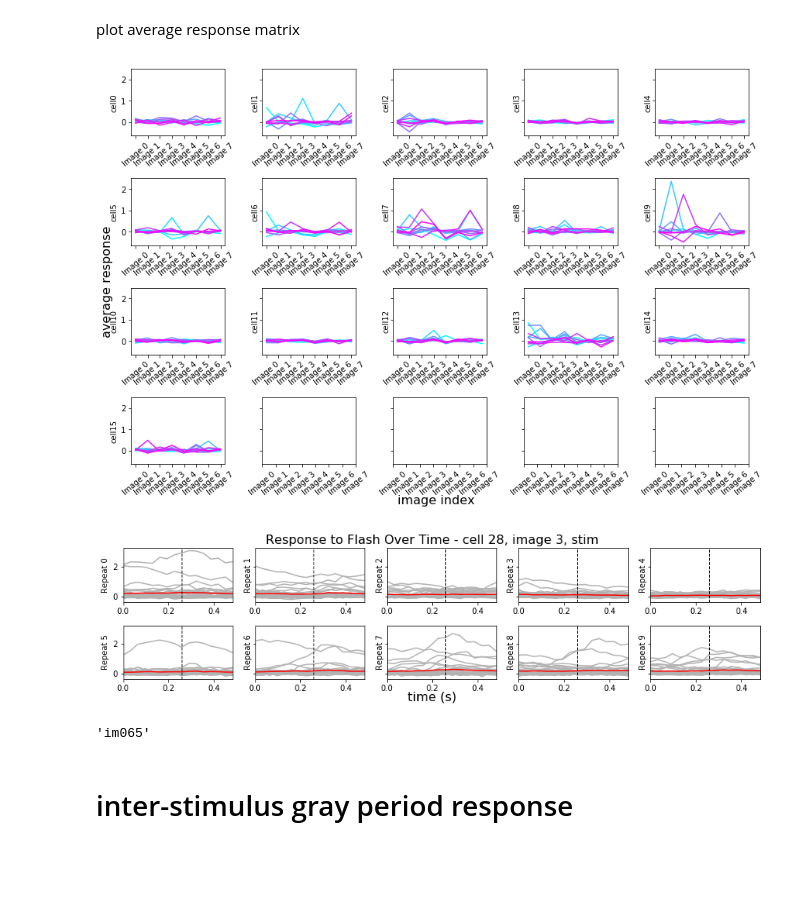
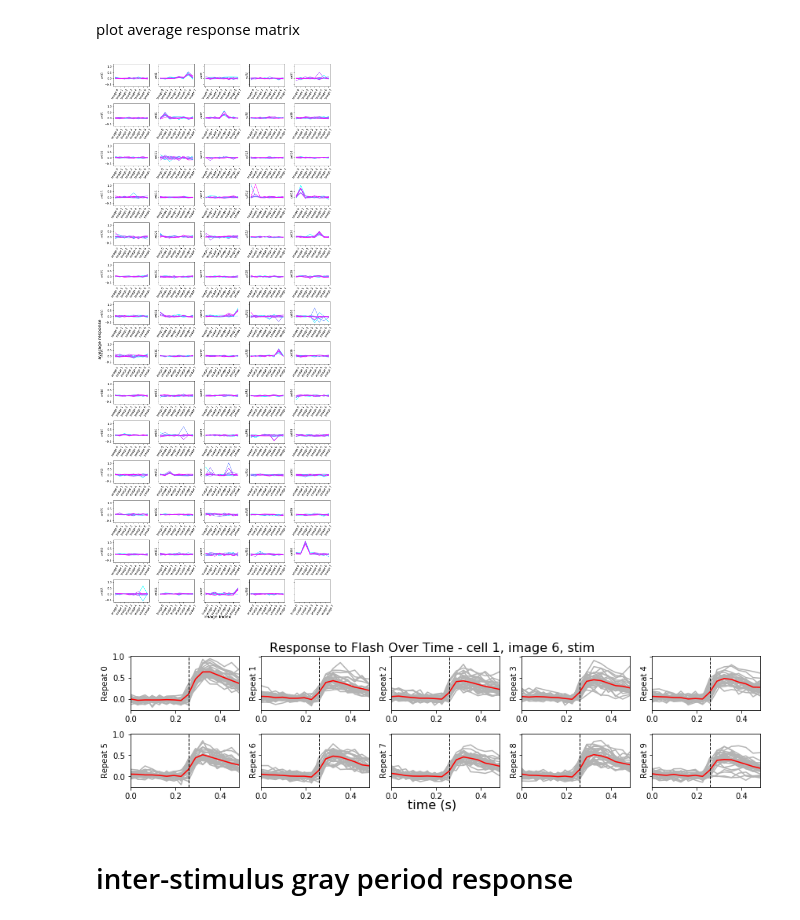
Before and after one commit to hanshuting/swdb_2018_tools, a Jupyter notebook: theory_project/tuning_curve_analysis.ipynb, the cells around one changed output. Drawn from its saved outputs; the diff is of its cells as text; code cells hidden in the pictures; blank space fills up the shorter version.

```diff
--- a/theory_project/tuning_curve_analysis.ipynb
+++ b/theory_project/tuning_curve_analysis.ipynb
@@ -29,8 +29,8 @@ manifest = pd.read_csv(os.path.join(drive_path,manifest_file))
 # %%
 # find experiment ids
 targeted_structure = 'VISal'
-# cre_line = 'Slc17a7-IRES2-Cre'
-cre_line = 'Vip-IRES-Cre'
+cre_line = 'Slc17a7-IRES2-Cre'
+# cre_line = 'Vip-IRES-Cre'
 session_type = 'behavior_session_A'
 manifest[(manifest['targeted_structure']==targeted_structure) & (manifest['cre_line']==cre_line) & (manifest['session_type']==session_type)]
 # %% [output]
@@ -41,7 +42,7 @@ manifest[(manifest['targeted_structure']==targeted_structure) & (manifest['cre_l
 # %% [markdown]
 V1, VIP: experiment_id=695471168, cells are tuned to gray
 # %%
-experiment_id = 648647430
+experiment_id = 661423848
 experiment_container_id = manifest[manifest.experiment_id==experiment_id].experiment_container_id.values[0]
 
 dataset= VisualBehaviorOphysDataset(experiment_id, cache_dir=drive_path)
@@ -74,13 +75,14 @@ _, dff = dataset.get_dff_traces()
 num_cell = dff.shape[0]
 # %% [markdown]
 get average response matrix
+# %%
+# parameters
+repeat_start = 1 # start from which repeat in the trial (start with 0)
+len_cutoff = 10 # length of trials
 # %%
-# select long trials
-repeat_start = 0 # start from which repeat in the trial (start with 0)
-len_cutoff = 10 # length of trials
-
 # stimlus duration in frames
 stim_duration_frame = int(np.ceil(analysis.stimulus_duration*analysis.ophys_frame_rate))
+baseline_duration_frame = 3 # number of frames for baseline
 
 # get response matrix for each flash in each trial
 # repeat_resp = np.zeros([num_cell, num_im, len_cutoff, stim_duration_frame*2]) # full response matrix before averaging
@@ -88,10 +90,7 @@ avg_resp = np.zeros([num_cell, num_im, len_cutoff]) # num_neuron by num_im by le
 
 for im in range(num_im): # loop over image templates
 
-    for trial_block_id in np.where(trial_len['image']==im_name[im])[0]: # loop over trials for the image template
-
-        if trial_len['trial_length'][trial_block_id] < len_cutoff + repeat_start: # skip short trials
-            continue
+    for trial_block_id in np.where((trial_len['image']==im_name[im]) & (trial_len['trial_length'] >= len_cutoff + repeat_start))[0]: # loop over trials for the image template
 
         for repeat_ind, j in enumerate(np.arange(trial_len['trial_start'][trial_block_id]+repeat_start, trial_len['trial_start'][trial_block_id]+len_cutoff+repeat_start, 1)): # loop over flashes in each trial
             flash_start = stim_table['start_time'][j]
@@ -100,10 +99,9 @@ for im in range(num_im): # loop over image templates
             # baseline_frames = ophys_frames - len(ophys_frames)
             stim_start = np.argmax(ophys_ts >= flash_start)
             stim_frames = np.arange(stim_start, stim_start+stim_duration_frame)
-            baseline_frames = np.arange(stim_start-stim_duration_frame, stim_start)
+            baseline_frames = np.arange(stim_start-baseline_duration_frame, stim_start)
 
             for neuron in range(num_cell):
-#                 repeat_resp[neuron, im, repeat_ind, :] = dff[neuron, np.concatenate((baseline_frames, stim_frames))]
                 avg_resp[neuron, im, repeat_ind] = dff[neuron, stim_frames].mean() - dff[neuron, baseline_frames].mean()
 # %% [markdown]
 plot average response matrix
@@ -115,38 +113,38 @@ color_idx = np.linspace(0, 1, len_cutoff)
 
 # loop over cells
 num_cell_per_row = 5
 cmap = cm.cool
 num_row = int(np.ceil(float(num_cell)/float(num_cell_per_row)))
 
 # create plot
 fig, axes = plt.subplots(num_row, num_cell_per_row, sharey=True, figsize=(12, num_row*2))
 if num_row==1:
     axes = np.reshape(axes, (num_cell_per_row,-1))
 
 for row in range(num_row):
 
     cell_start = row*num_cell_per_row
     cell_end = np.max([row*num_cell_per_row+1, num_cell])
     for cell, ax in zip(np.arange(cell_start, cell_end), axes[row,:]): # loop over cells
 
         for i, c in zip(range(len_cutoff),color_idx): # loop over repeats
             ax.plot(avg_resp[cell,:,i], color=cmap(c))
             ax.set_ylabel('cell' + str(cell))
 
 fig.text(0.5, 0, 'image index', ha='center', fontsize=16)
 fig.text(0, 0.5, 'average response', va='center', fontsize=16, rotation='vertical')
 plt.setp(axes, xticks=range(8), xticklabels=['Image 0', 'Image 1', 'Image 2', 'Image 3', 'Image 4', 'Image 5', 'Image 6', 'Image 7'])
 for ax in axes.ravel():
-    plt.setp(ax.get_xticklabels(), rotation=90)
+    plt.setp(ax.get_xticklabels(), rotation=60)
 plt.tight_layout()
 plt.show()
 
 fig.savefig('fig/tuning_curve_flash_' + targeted_structure + '_' + cre_line + '_' + str(experiment_id) + '.pdf')
 # %% [output]
-[figure, old version]
+[figure, new version]
 # %%
-cell = 28 # cell index, start from 0
-im = 3 # which image to plot
+cell = 1 # cell index, start from 0
+im = 6 # which image to plot
 # repeat = 1 # which repeat to plot, start from 0
 
 # get trial data
@@ -196,8 +194,4 @@ plt.show()
 
 fig.savefig('fig/cell_response/cell_response_flash_' + targeted_structure + '_' + cre_line + '_' + str(experiment_id) + '_cell_' + str(cell) + '_image_' + str(im) + '.pdf')
 # %% [output]
-[figure, old version]
+[figure, new version]
-# %%
-im_name[4]
-# %% [output]
-'im065'
```
Also changed, not shown: parts of 5 cells of this notebook, 1 other file.
